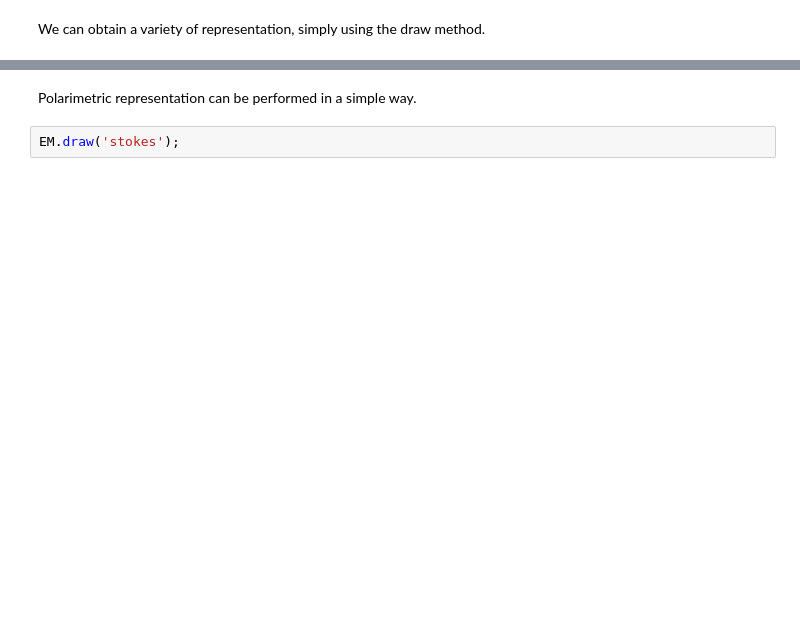
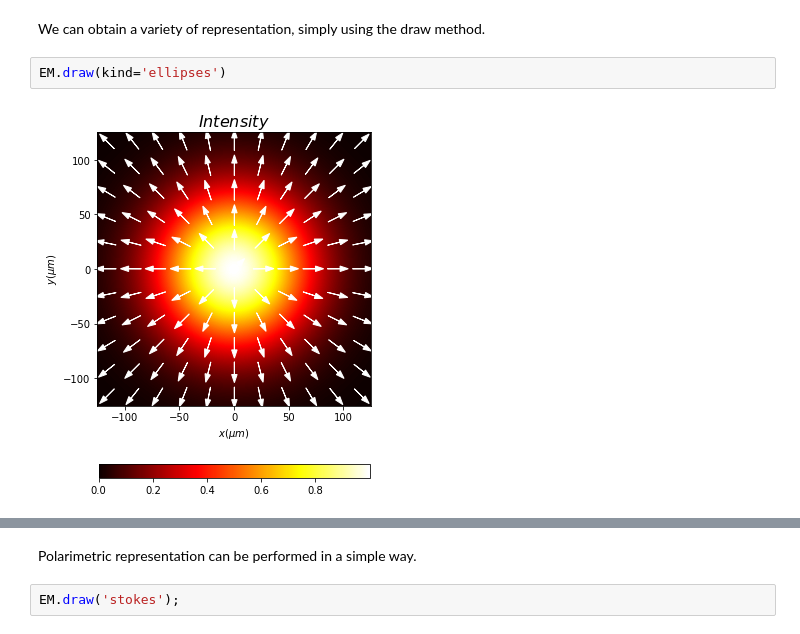
Before and after one commit to aocg-ucm/diffractio, a Jupyter notebook: docs/source/tutorial/vector_paraxial_XY/tutorial_vector_XY.ipynb, the cells around one changed output, grey strips where cells are left out. Saved outputs shown, nothing was run; the diff lists cells and outputs as text; blank space fills up the shorter version.

```diff
--- a/docs/source/tutorial/vector_paraxial_XY/tutorial_vector_XY.ipynb
+++ b/docs/source/tutorial/vector_paraxial_XY/tutorial_vector_XY.ipynb
@@ -119,6 +119,10 @@ Scalar_field_XY
  - info:
 # %% [markdown]
 We can obtain a variety of representation, simply using the draw method.
+# %%
+EM.draw(kind='ellipses')
+# %% [output]
+[figure, added]
 # %%
 EM.draw(kind='fields');
 # %% [output]
```
Also changed, not shown: parts of 18 cells of this notebook, 13 other files.
